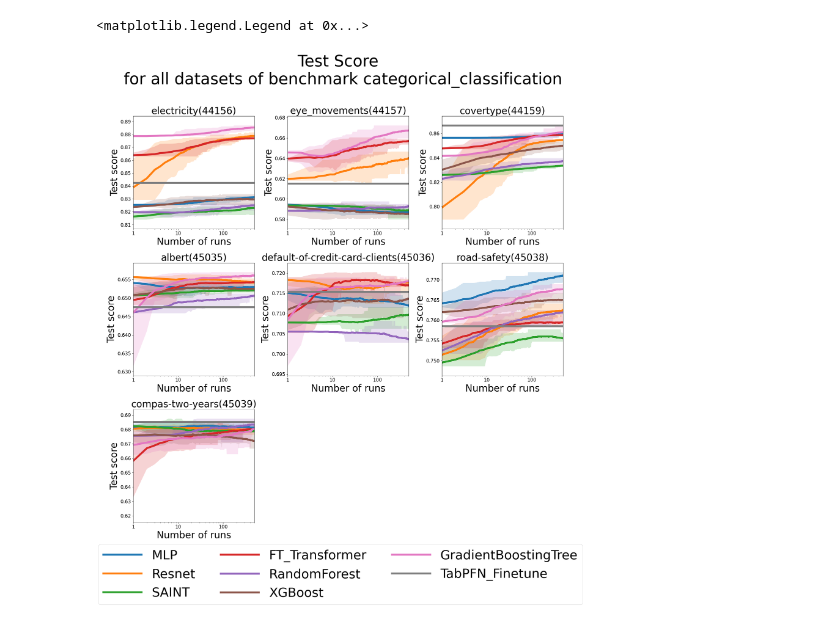
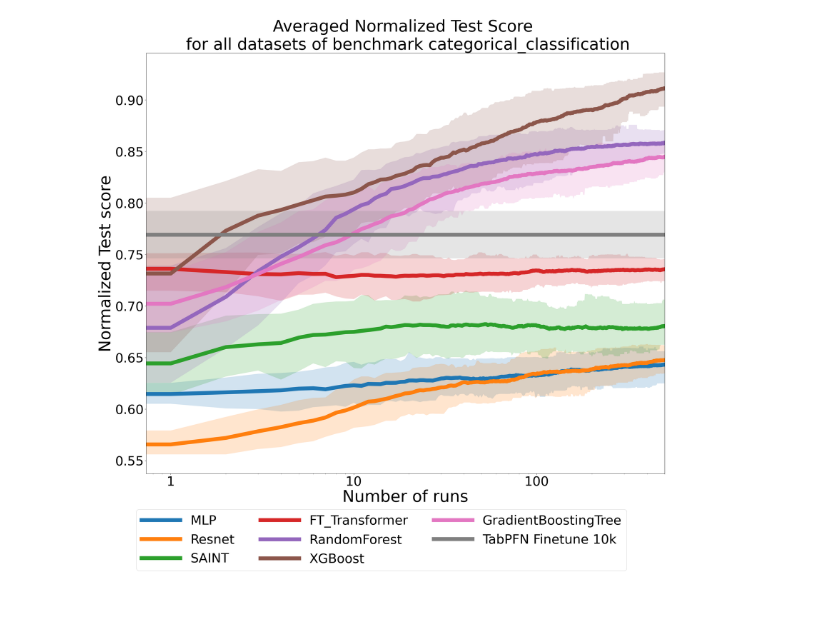
Before and after one commit to FelixdenBreejen/TabForestPFN, a Jupyter notebook: tabularbench/results/plot_check.ipynb, the cells around one changed output. Drawn from its saved outputs; the diff is of its cells as text; code cells hidden in the pictures.

```diff
--- a/tabularbench/results/plot_check.ipynb
+++ b/tabularbench/results/plot_check.ipynb
@@ -29,62 +53,41 @@ array([0.83825004, 0.83825004, 0.83825004, 0.83825004, 0.83825004,
 # %%
 import math
 from matplotlib import pyplot as plt
 import numpy as np
 
 from tabularbench.sweeps.config_benchmark_sweep import ConfigBenchmarkSweep
 
 
-models = cfg.config_plotting.benchmark_model_names + [cfg.model_name]
-n_dataset_ids = len(cfg.openml_dataset_ids_to_use)
+fig, ax = plt.subplots(figsize=(25, 25))
 
-num_horizontal_subplots = math.ceil(math.sqrt(n_dataset_ids))
-fig, axs = plt.subplots(nrows=num_horizontal_subplots, ncols=num_horizontal_subplots, figsize=(25, 25), )
-axs = axs.flatten()
+models = cfg.config_plotting.benchmark_model_names + [cfg.model_plot_name]
 
-#remove the last few subplots that we don't need
-for i in range(n_dataset_ids, len(axs)):
-    fig.delaxes(axs[i])
+for model_i, model in enumerate(models):
 
-for dataset_i, (openml_dataset_id, ax) in enumerate(zip(cfg.openml_dataset_ids_to_use, axs)):
-    for model_i, model in enumerate(models):
+    sequence_mean = plot_data_combined[0, model_i, :]
+    sequence_lower_bound = plot_data_combined[1, model_i, :]
+    sequence_upper_bound = plot_data_combined[2, model_i, :]
 
-        sequence_mean = plot_data[0, model_i, dataset_i, :]
-        sequence_lower_bound = plot_data[1, model_i, dataset_i, :]
-        sequence_upper_bound = plot_data[2, model_i, dataset_i, :]
-
-        ax.plot(sequence_mean, label=model, linewidth=6)
-        ax.fill_between(
-            x=np.arange(len(sequence_mean)),
-            y1=sequence_lower_bound,
-            y2=sequence_upper_bound,
-            alpha=0.2
-        )
-
-    dataset_name = cfg.benchmark.openml_dataset_names[cfg.benchmark.openml_dataset_ids.index(openml_dataset_id)]
-    ax.set_title(dataset_name + f"({openml_dataset_id})", fontsize=30)
-    ax.title.set_size(30)
-    ax.set_xlabel("Number of runs")
-    ax.xaxis.label.set_size(30)
-    ax.set_ylabel("Test score")
-    ax.yaxis.label.set_size(30)
-    ax.tick_params(axis='both', which='major', labelsize=15)
-
-    min_y = np.min(plot_data[1, :, dataset_i, :])
-    max_y = np.max(plot_data[2, :, dataset_i, :])
-    spread = max_y - min_y
-    min_y = min_y - 0.1 * spread
-    max_y = max_y + 0.1 * spread
-
-    ax.set_ylim([min_y, max_y])
-    ax.set_xscale('log')
-    ax.set_xlim([1, cfg.config_plotting.n_runs])
-    ax.xaxis.set_major_formatter(plt.FuncFormatter(lambda x, _: int(x)))
+    ax.plot(sequence_mean, label=model, linewidth=12)
+    ax.fill_between(
+        x=np.arange(len(sequence_mean)),
+        y1=sequence_lower_bound,
+        y2=sequence_upper_bound,
+        alpha=0.2
+    )
 
 
-fig.suptitle(f"Test Score \n for all datasets of benchmark {cfg.benchmark.name}", fontsize=50)
-fig.tight_layout(pad=2.0, rect=[0.08, 0.12, 0.90, 0.97])
+ax.set_title(f"Averaged Normalized Test Score \n for all datasets of benchmark {cfg.benchmark.name}", fontsize=50)
+ax.set_xlabel("Number of runs", fontsize=50)
+ax.set_ylabel("Normalized Test score", fontsize=50)
+ax.tick_params(axis='both', which='major', labelsize=40)
+
+ax.set_xscale('log')
+ax.set_xlim([0, cfg.config_plotting.n_runs])
+ax.xaxis.set_major_formatter(plt.FuncFormatter(lambda x, _: int(x)))
+
 handles, labels = ax.get_legend_handles_labels()
 fig.legend(handles, labels, loc='lower center', ncol=3, fontsize=40, handlelength=3)
+fig.tight_layout(pad=2.0, rect=[0, 0.12, 1, 0.98])
 # %% [output]
-<matplotlib.legend.Legend at 0x...>
-[figure, old version]
+[figure, new version]
```
Also changed, not shown: parts of 3 cells of this notebook, 7 other files.
